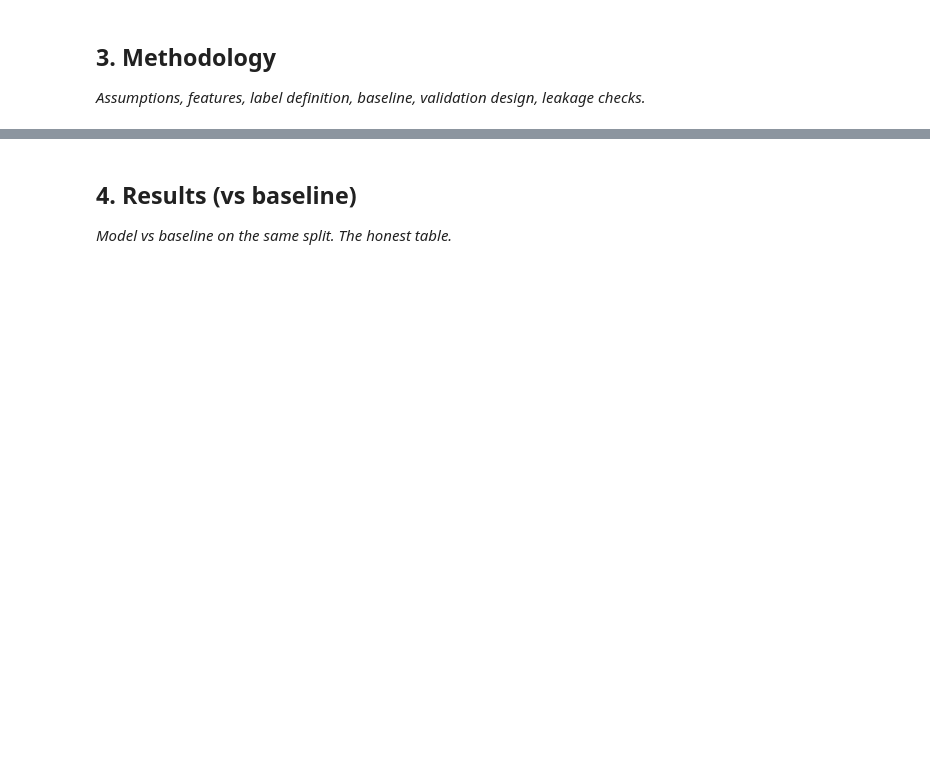
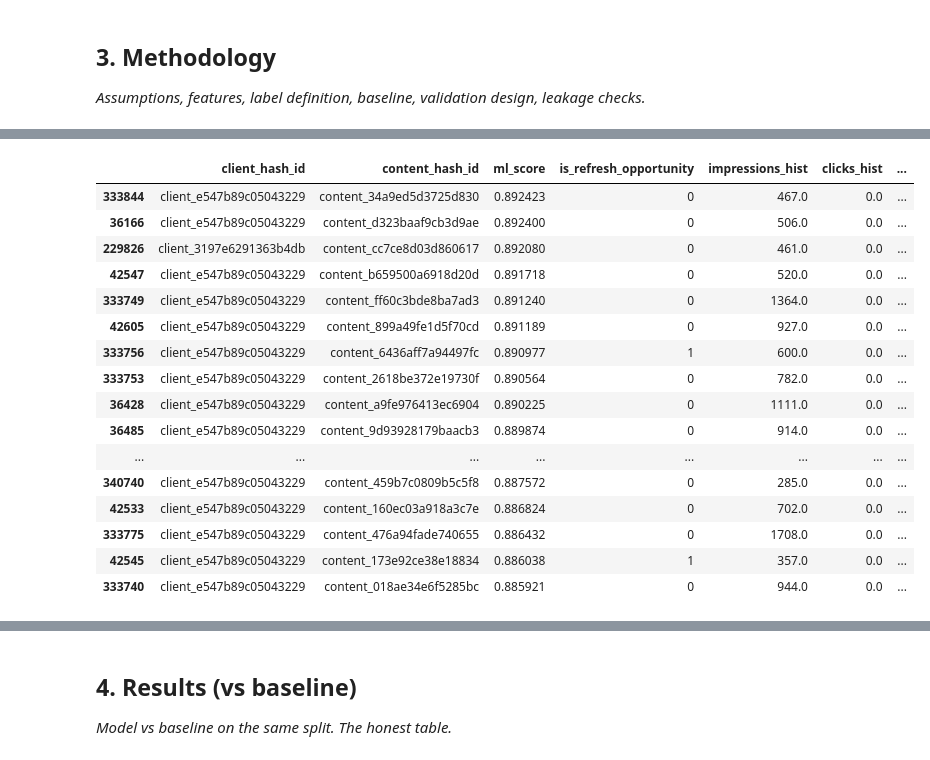
Before and after one commit to arsal626/flyrank-ml-internship, a Jupyter notebook: work/notebooks/capstone.ipynb, the cells around one changed output, grey strips where cells are left out. Cells and saved outputs as stored; diff of their text form; code cells hidden in the pictures; blank space fills up the shorter version.

```diff
--- a/work/notebooks/capstone.ipynb
+++ b/work/notebooks/capstone.ipynb
@@ -20,0 +1052,21 @@ This skeleton is yours to fill. Work the sections **in order** — each one has
+# %%
+# Step 22 — Generate ML ranking scores
+
+# Predict probability of being a refresh opportunity
+ml_scores = ml_pipeline.predict_proba(X_valid)[:, 1]
+
+# Create validation results
+ml_results = model_df.loc[valid_mask].copy()
+
+ml_results["ml_score"] = ml_scores
+
+# Sort from highest to lowest predicted opportunity
+ml_ranked = ml_results.sort_values(
+    "ml_score",
+    ascending=False
+).copy()
+
+print("ML predictions generated.")
+
+print("\nML score summary:")
+print(ml_results["ml_score"].describe())
@@ -20,0 +1221,39 @@ This skeleton is yours to fill. Work the sections **in order** — each one has
+# %%
+# Step 27 — Inspect top-ranked ML predictions
+
+comparison = ml_ranked[
+    [
+        "client_hash_id",
+        "content_hash_id",
+        "ml_score",
+        "is_refresh_opportunity",
+        "impressions_hist",
+        "clicks_hist",
+        "ctr_hist",
+        "avg_position_hist",
+        "engagement_rate_hist",
+        "word_count",
+        "char_count",
+        "impression_change_pct"
+    ]
+].head(20).copy()
+
+display(comparison)
+# %% [output]
+|  | client_hash_id | content_hash_id | ml_score | is_refresh_opportunity | impressions_hist | clicks_hist | ... |
+| 333844 | client_e547b89c05043229 | content_34a9ed5d3725d830 | 0.892423 | 0 | 467.0 | 0.0 | ... |
+| 36166 | client_e547b89c05043229 | content_d323baaf9cb3d9ae | 0.892400 | 0 | 506.0 | 0.0 | ... |
+| 229826 | client_3197e6291363b4db | content_cc7ce8d03d860617 | 0.892080 | 0 | 461.0 | 0.0 | ... |
+| 42547 | client_e547b89c05043229 | content_b659500a6918d20d | 0.891718 | 0 | 520.0 | 0.0 | ... |
+| 333749 | client_e547b89c05043229 | content_ff60c3bde8ba7ad3 | 0.891240 | 0 | 1364.0 | 0.0 | ... |
+| 42605 | client_e547b89c05043229 | content_899a49fe1d5f70cd | 0.891189 | 0 | 927.0 | 0.0 | ... |
+| 333756 | client_e547b89c05043229 | content_6436aff7a94497fc | 0.890977 | 1 | 600.0 | 0.0 | ... |
+| 333753 | client_e547b89c05043229 | content_2618be372e19730f | 0.890564 | 0 | 782.0 | 0.0 | ... |
+| 36428 | client_e547b89c05043229 | content_a9fe976413ec6904 | 0.890225 | 0 | 1111.0 | 0.0 | ... |
+| 36485 | client_e547b89c05043229 | content_9d93928179baacb3 | 0.889874 | 0 | 914.0 | 0.0 | ... |
+| ... | ... | ... | ... | ... | ... | ... | ... |
+| 340740 | client_e547b89c05043229 | content_459b7c0809b5c5f8 | 0.887572 | 0 | 285.0 | 0.0 | ... |
+| 42533 | client_e547b89c05043229 | content_160ec03a918a3c7e | 0.886824 | 0 | 702.0 | 0.0 | ... |
+| 333775 | client_e547b89c05043229 | content_476a94fade740655 | 0.886432 | 0 | 1708.0 | 0.0 | ... |
+| 42545 | client_e547b89c05043229 | content_173e92ce38e18834 | 0.886038 | 1 | 357.0 | 0.0 | ... |
+| 333740 | client_e547b89c05043229 | content_018ae34e6f5285bc | 0.885921 | 0 | 944.0 | 0.0 | ... |
```
Also changed, not shown: parts of 52 cells of this notebook.
